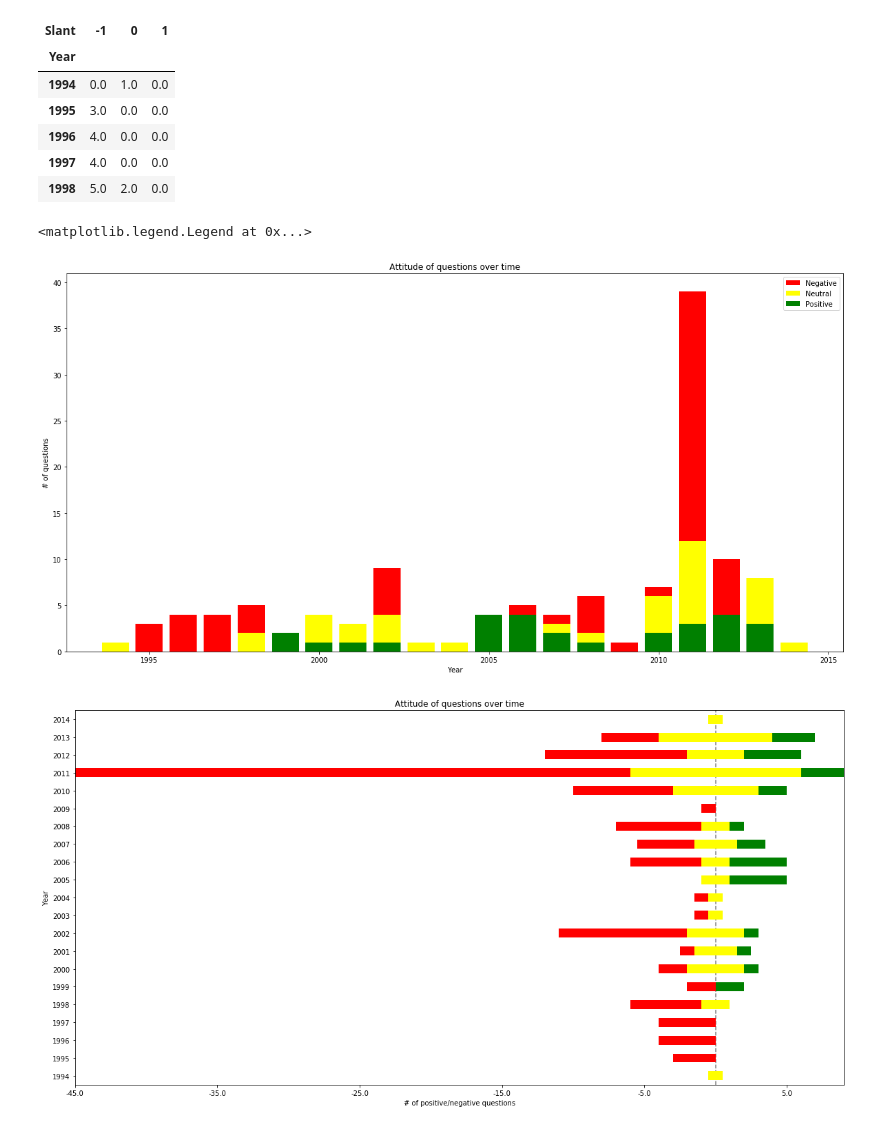
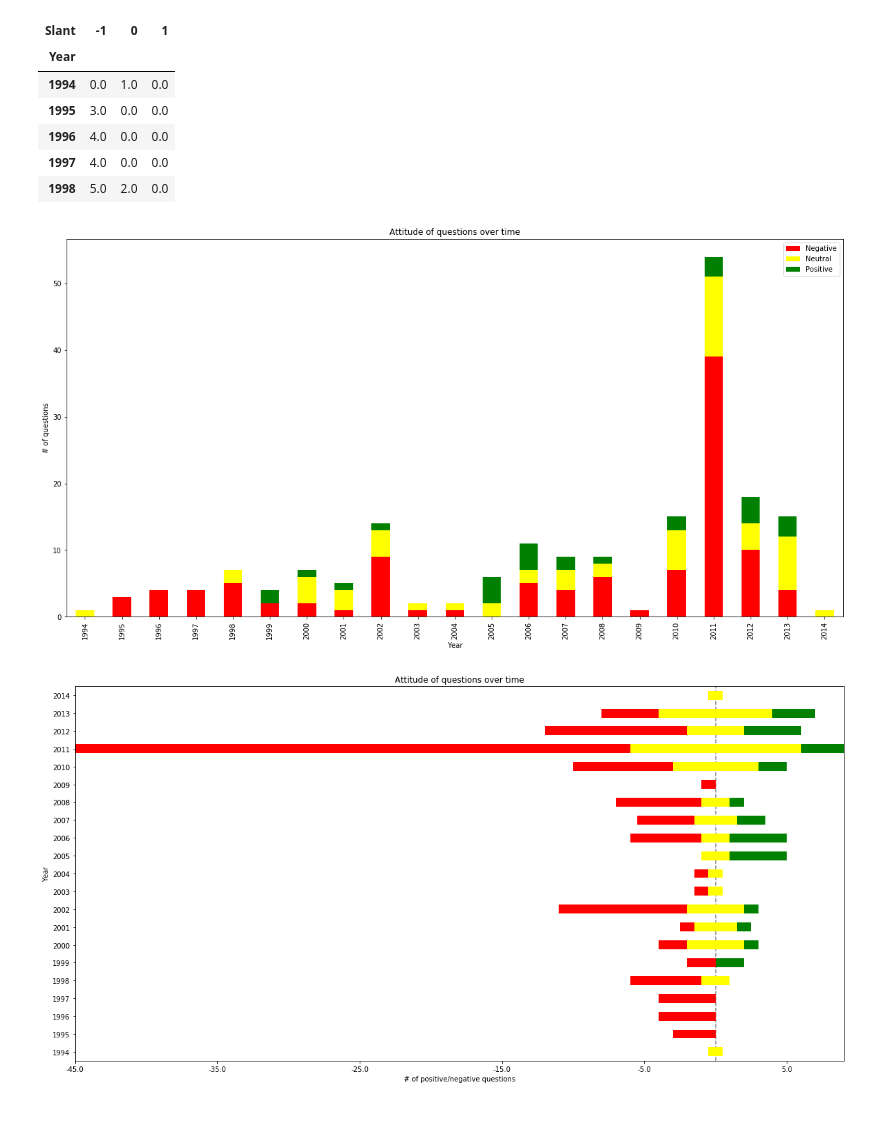
Before and after one commit to redhog/VaidaNuclearPower, a Jupyter notebook: Nuclear power attitudes, Example graphs.ipynb, the cells around one changed output. Drawn from its saved outputs; the diff is of its cells as text; code cells hidden in the pictures.

```diff
--- a/Nuclear power attitudes, Example graphs.ipynb
+++ b/Nuclear power attitudes, Example graphs.ipynb
@@ -37,18 +37,21 @@ slant_and_year_counts.head()
 | 1996 | 4.0 | 0.0 | 0.0 |
 | 1997 | 4.0 | 0.0 | 0.0 |
 | 1998 | 5.0 | 2.0 | 0.0 |
-# %%
-plt.figure(figsize=(20, 10))
-plt.bar(slant_and_year_counts.index, slant_and_year_counts[-1], color="red", label="Negative")
-plt.bar(slant_and_year_counts.index, slant_and_year_counts[0], color="yellow", label="Neutral")
-plt.bar(slant_and_year_counts.index, slant_and_year_counts[1], color="green", label="Positive")
-plt.ylabel("# of questions")
-plt.xlabel("Year")
-plt.title("Attitude of questions over time")
-plt.legend()
-# %% [output]
-<matplotlib.legend.Legend at 0x...>
-[figure, removed]
+# %%
+fig = plt.figure(figsize=(20, 10))
+ax = fig.subplots(1)
+
+slant_and_year_counts.loc[:,[-1, 0, 1]].plot.bar(
+    ax=ax, stacked=True, color=["red", "yellow", "green"],
+    figsize=(20, 10))
+
+ax.legend(["Negative", "Neutral", "Positive"]);
+ax.set_ylabel("# of questions")
+ax.set_xlabel("Year")
+ax.set_title("Attitude of questions over time")
+plt.show()
+# %% [output]
+[figure, added]
 # %%
 # This chart is a bit complicated to generate as Likert charts are not built in to matplotlib
 # It generates a fake invisible extra bar for every year that pushes all the other bars to the right
```
Also changed, not shown: parts of 3 cells of this notebook.
